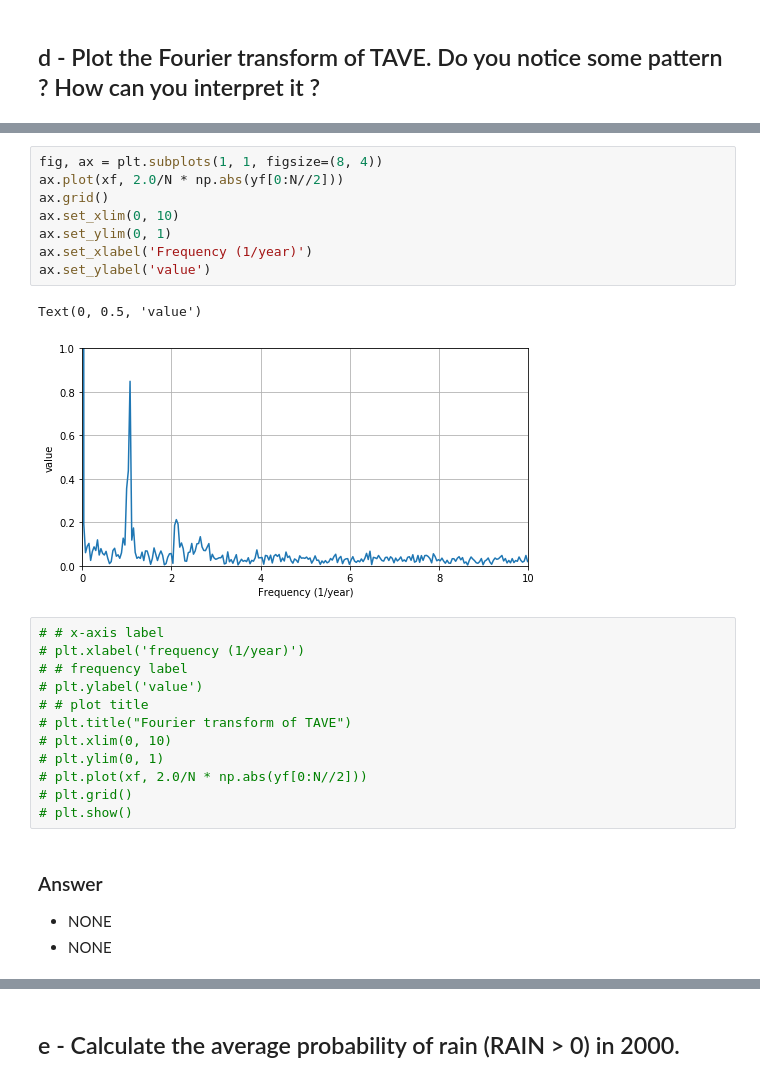
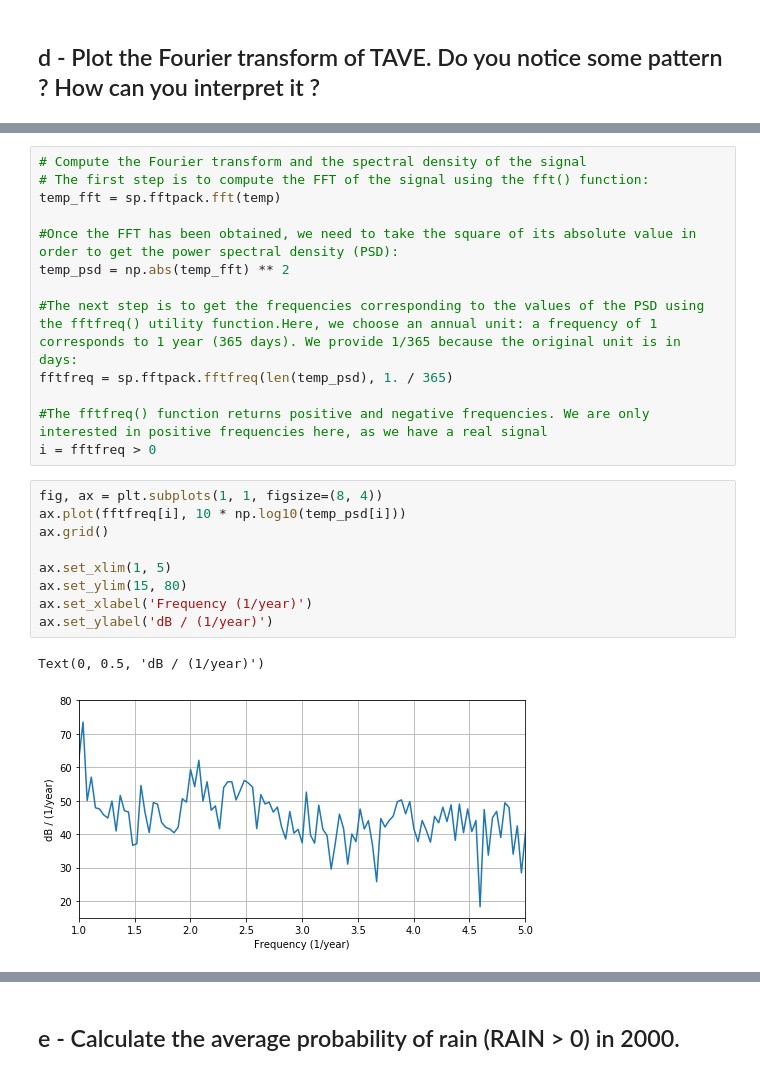
Before and after one commit to JK-Pair/Data_analysis, a Jupyter notebook: Assignment.ipynb, the cells around one changed output, grey strips where cells are left out. Cells and saved outputs as stored; diff of their text form.

Commit message:
Done Fourier transform

```diff
--- a/Assignment.ipynb
+++ b/Assignment.ipynb
@@ -250,29 +249,25 @@ Text(0, 0.5, 'TAVE')
+# %%
+# Compute the Fourier transform and the spectral density of the signal
+# The first step is to compute the FFT of the signal using the fft() function:
+temp_fft = sp.fftpack.fft(temp)
+
+#Once the FFT has been obtained, we need to take the square of its absolute value in order to get the power spectral density (PSD):
+temp_psd = np.abs(temp_fft) ** 2
+
+#The next step is to get the frequencies corresponding to the values of the PSD using the fftfreq() utility function.Here, we choose an annual unit: a frequency of 1 corresponds to 1 year (365 days). We provide 1/365 because the original unit is in days:
+fftfreq = sp.fftpack.fftfreq(len(temp_psd), 1. / 365)
+
+#The fftfreq() function returns positive and negative frequencies. We are only interested in positive frequencies here, as we have a real signal
+i = fftfreq > 0
 # %%
 fig, ax = plt.subplots(1, 1, figsize=(8, 4))
-ax.plot(xf, 2.0/N * np.abs(yf[0:N//2]))
+ax.plot(fftfreq[i], 10 * np.log10(temp_psd[i]))
 ax.grid()
-ax.set_xlim(0, 10)
-ax.set_ylim(0, 1)
+
+ax.set_xlim(1, 5)
+ax.set_ylim(15, 80)
 ax.set_xlabel('Frequency (1/year)')
-ax.set_ylabel('value')
+ax.set_ylabel('dB / (1/year)')
 # %% [output]
-Text(0, 0.5, 'value')
+Text(0, 0.5, 'dB / (1/year)')
-[figure, old version]
+[figure, new version]
-# %%
-# # x-axis label
-# plt.xlabel('frequency (1/year)')
-# # frequency label
-# plt.ylabel('value')
-# # plot title
-# plt.title("Fourier transform of TAVE")
-# plt.xlim(0, 10)
-# plt.ylim(0, 1)
-# plt.plot(xf, 2.0/N * np.abs(yf[0:N//2]))
-# plt.grid()
-# plt.show()
-# %% [markdown]
-### Answer
-<ul>
-    <li>NONE</li>
-    <li>NONE</li>
-</ul>
```
Also changed, not shown: parts of 14 cells of this notebook.
